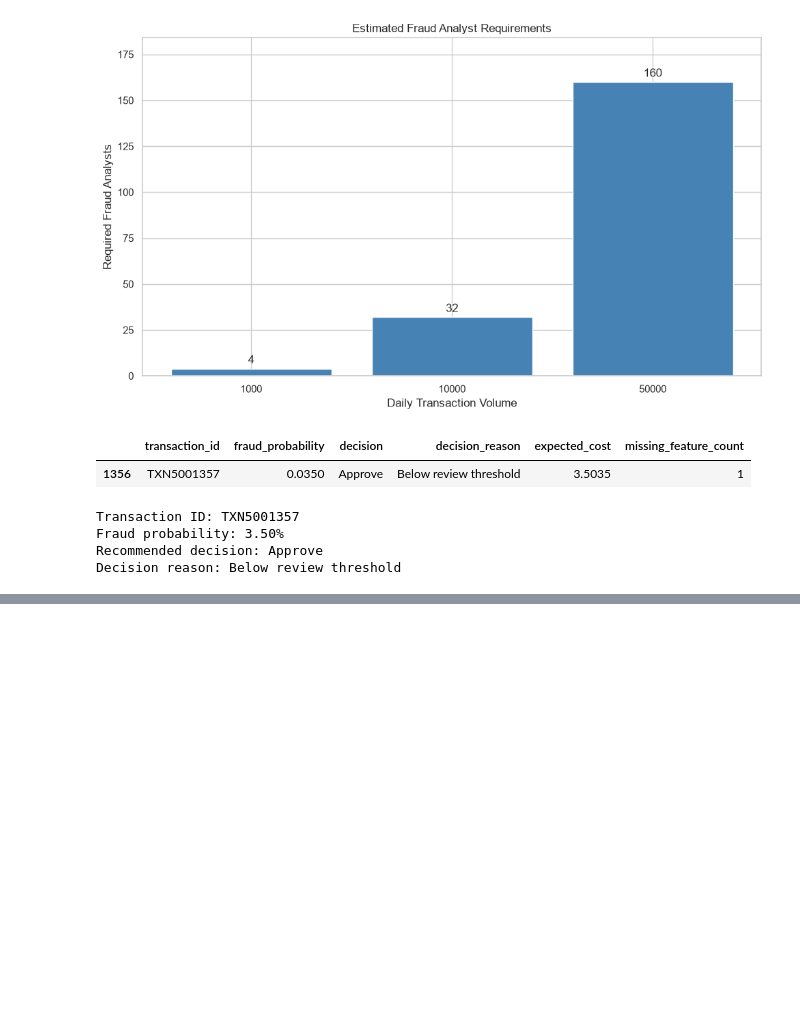
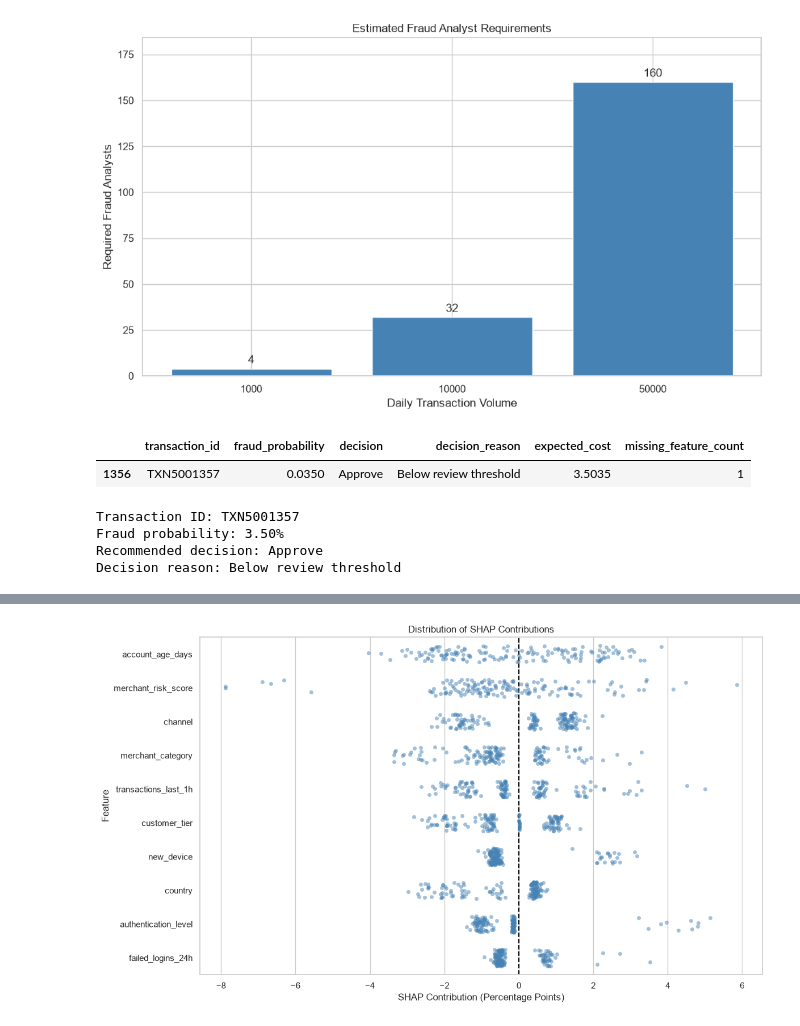
Before and after one commit to Charith-01/fraud-risk-intelligence-engine, a Jupyter notebook: 01_fraud_risk_analysis.ipynb, the cells around one changed output, grey strips where cells are left out. Cells and saved outputs as stored; diff of their text form; code cells hidden in the pictures; blank space fills up the shorter version.

```diff
--- a/01_fraud_risk_analysis.ipynb
+++ b/01_fraud_risk_analysis.ipynb
@@ -5975,0 +6177,51 @@ Decision reason: Below review threshold
+# %%
+top_10_features = (
+    global_importance.head(10)["feature"].tolist()
+)
+
+shap_plot_data = (
+    global_shap_values[top_10_features]
+    .mul(100)
+    .melt(
+        var_name="feature",
+        value_name="shap_pp"
+    )
+)
+
+plt.figure(figsize=(12, 7))
+
+sns.stripplot(
+    data=shap_plot_data,
+    x="shap_pp",
+    y="feature",
+    order=top_10_features,
+    alpha=0.5,
+    jitter=0.25,
+    color="steelblue"
+)
+
+plt.axvline(
+    0,
+    color="black",
+    linestyle="--"
+)
+
+plt.title("Distribution of SHAP Contributions")
+
+plt.xlabel(
+    "SHAP Contribution (Percentage Points)"
+)
+
+plt.ylabel("Feature")
+
+plt.tight_layout()
+
+plt.savefig(
+    FIGURES_DIR / "shap_contribution_distribution.png",
+    dpi=300,
+    bbox_inches="tight"
+)
+
+plt.show()
+# %% [output]
+[figure, added]
```
Also changed, not shown: parts of 15 cells of this notebook, 16 other files.
